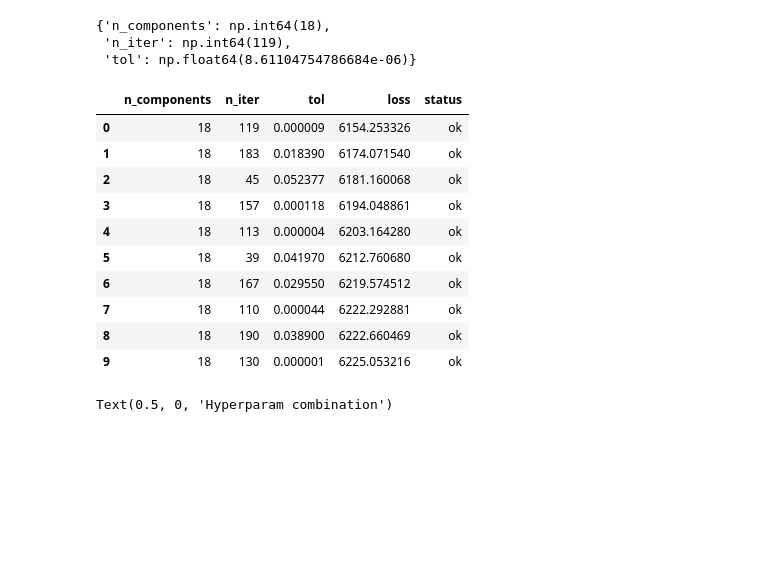
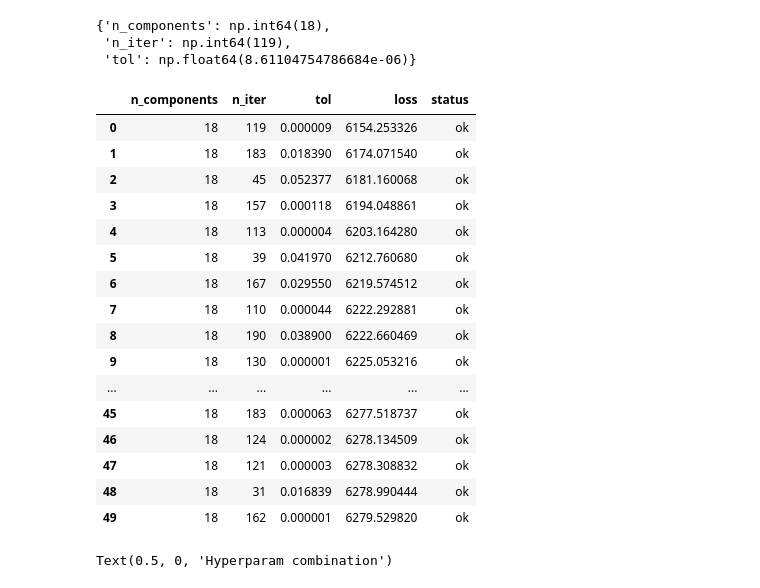
Before and after one commit to sarangkulkarni-math/Hidden-Markov-Models, a Jupyter notebook: HMM_first_project.ipynb, the cells around one changed output. Drawn from its saved outputs; the diff is of its cells as text; code cells hidden in the pictures; blank space fills up the shorter version.

```diff
--- a/HMM_first_project.ipynb
+++ b/HMM_first_project.ipynb
@@ -459,23 +458,29 @@ trials.argmin
 # %%
 results = pd.concat([
     pd.DataFrame(trials.vals),
     pd.DataFrame(trials.results)],
     axis=1,
 ).sort_values(by='loss', ascending=True).reset_index(drop=True)
 
-results.head(10)
+results.iloc[0:50]
 # %% [output]
 |  | n_components | n_iter | tol | loss | status |
 | 0 | 18 | 119 | 0.000009 | 6154.253326 | ok |
 | 1 | 18 | 183 | 0.018390 | 6174.071540 | ok |
 | 2 | 18 | 45 | 0.052377 | 6181.160068 | ok |
 | 3 | 18 | 157 | 0.000118 | 6194.048861 | ok |
 | 4 | 18 | 113 | 0.000004 | 6203.164280 | ok |
 | 5 | 18 | 39 | 0.041970 | 6212.760680 | ok |
 | 6 | 18 | 167 | 0.029550 | 6219.574512 | ok |
 | 7 | 18 | 110 | 0.000044 | 6222.292881 | ok |
 | 8 | 18 | 190 | 0.038900 | 6222.660469 | ok |
 | 9 | 18 | 130 | 0.000001 | 6225.053216 | ok |
+| ... | ... | ... | ... | ... | ... |
+| 45 | 18 | 183 | 0.000063 | 6277.518737 | ok |
+| 46 | 18 | 124 | 0.000002 | 6278.134509 | ok |
+| 47 | 18 | 121 | 0.000003 | 6278.308832 | ok |
+| 48 | 18 | 31 | 0.016839 | 6278.990444 | ok |
+| 49 | 18 | 162 | 0.000001 | 6279.529820 | ok |
 # %%
 results['loss'].plot()
 plt.ylabel('Accuracy')
```
Also changed, not shown: parts of 9 cells of this notebook.
